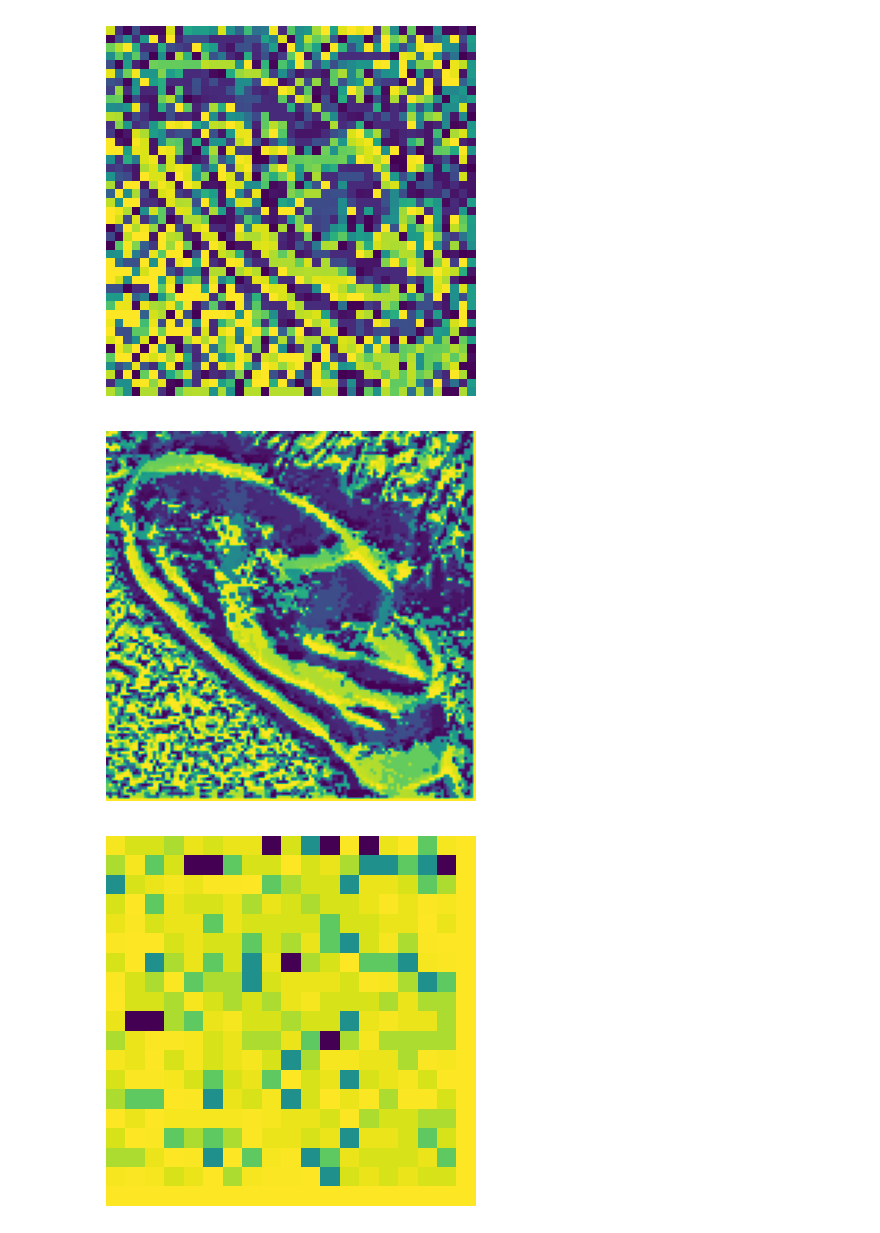
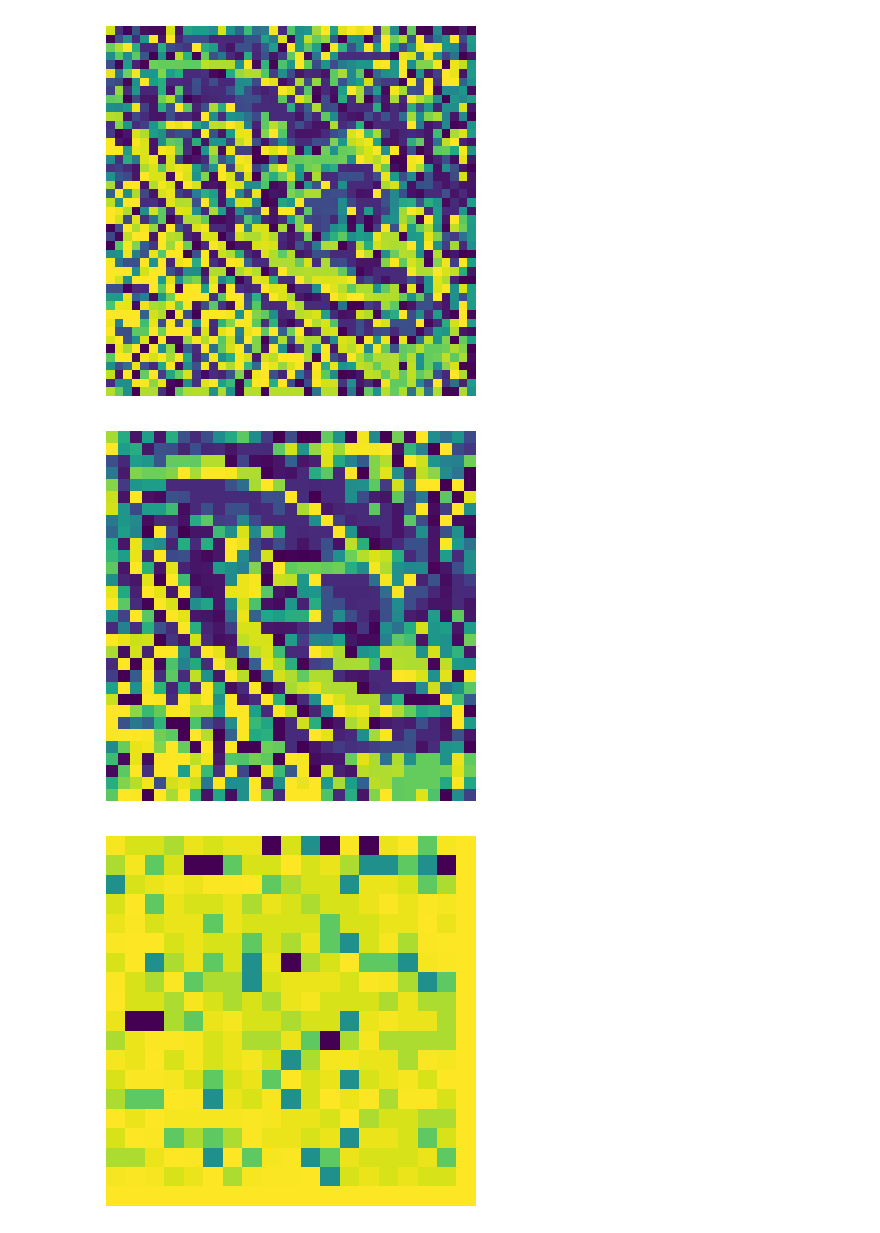
Before and after one commit to catarina03/FRI-IBB, a Jupyter notebook: src/Assignment #1.ipynb, the cells around one changed output. Cells and saved outputs as stored; diff of their text form; code cells hidden in the pictures.

```diff
--- a/src/Assignment #1.ipynb
+++ b/src/Assignment #1.ipynb
@@ -118,7 +120,7 @@ show_feature_vector(result)
 
 # Receives an image vector and the dimension of the LBP local window
 # Returns the [image feature vector, binary
-def overlappingLBP(image, dimLBP):
+def overlappingLBP(image, dimLBP, step):
     radius = int((dimLBP - 1)/2)
     matrix_divided = []
     matrixLBP = []
@@ -129,7 +131,7 @@ def overlappingLBP(image, dimLBP):
     image = cv2.copyMakeBorder(image, 0, numberOfPadding, 0, numberOfPadding, cv2.BORDER_CONSTANT, 0)
 
     # Changing the step of the for loops from the dimention of the LBP window to 1 makes the LBP window overlap
-    for width in range(radius, image.shape[0]-(radius+1), 1):
-        for height in range(radius, image.shape[1]-(radius+1), 1):
+    for width in range(radius, image.shape[0]-(radius+step), step):
+        for height in range(radius, image.shape[1]-(radius+step), step):
 
             # Builds LBP feature extraction matrix
@@ -148,10 +150,10 @@ def overlappingLBP(image, dimLBP):
 
     return feature_vector
 # %%
-result = overlappingLBP(image_list[0], 7)
+result = overlappingLBP(image_list[0], 7, 4)
 show_feature_vector(result)
 # %% [output]
-[figure, old version]
+[figure, new version]
 # %%
 # Uniform LBP
 
```
Also changed, not shown: parts of 38 cells of this notebook, 1 other file.
